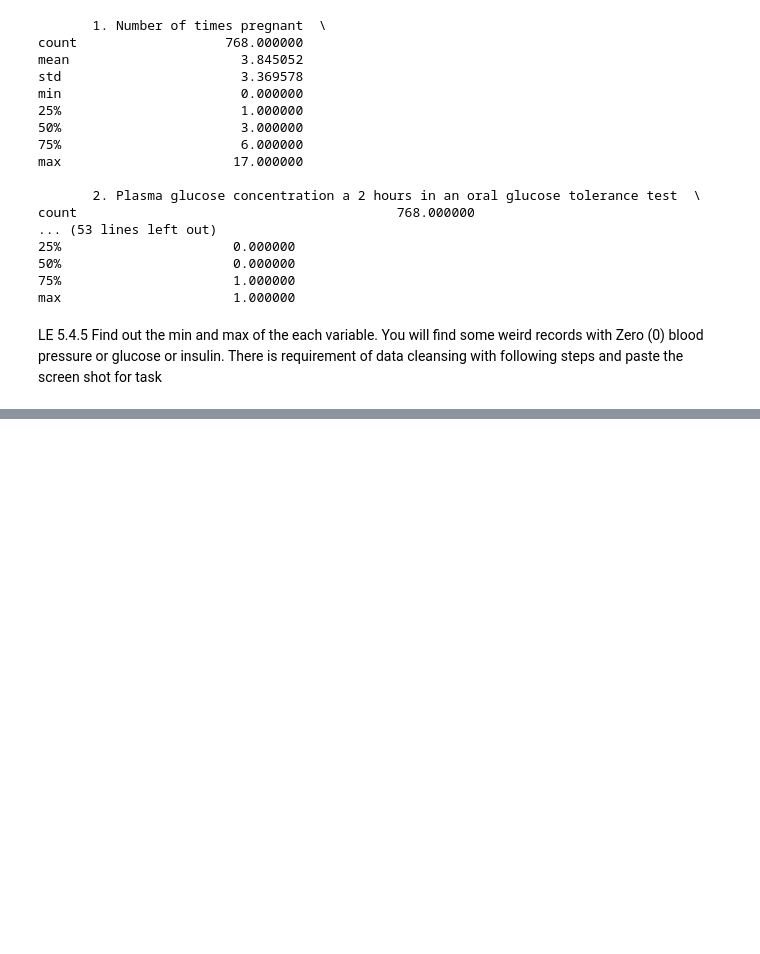
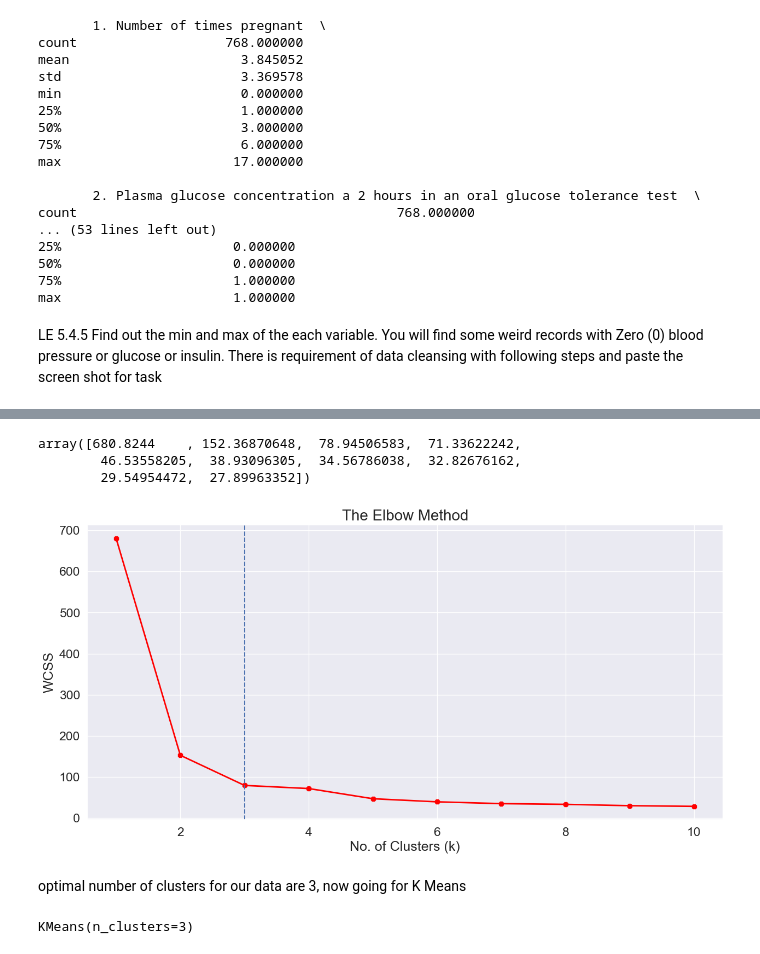
Before and after one commit to bhayana91/bits-dm-assignment-2022ab12524, a Jupyter notebook: 2022AB12524_Sidhant_Assignment_2.ipynb, the cells around one changed output, grey strips where cells are left out. Drawn from its saved outputs; the diff is of its cells as text; code cells hidden in the pictures; blank space fills up the shorter version.

Commit message:
Add DBSCAN, KMEANS, DTREE

```diff
--- a/2022AB12524_Sidhant_Assignment_2.ipynb
+++ b/2022AB12524_Sidhant_Assignment_2.ipynb
@@ -327,0 +370,3 @@ KeyError: "None of [Index([1.4, 1.4, 1.3, 1.5, 1.4, 1.7, 1.4, 1.5, 1.4, 1.5,\n
+# %%
+clustering_data = df_iris.iloc[:,[0,1,2,3]]
+clustering_data.head()
@@ -327,0 +392,28 @@ KeyError: "None of [Index([1.4, 1.4, 1.3, 1.5, 1.4, 1.7, 1.4, 1.5, 1.4, 1.5,\n
+# %%
+wcss=[]
+for i in range(1,11):
+    km = KMeans(i)
+    km.fit(clustering_data)
+    wcss.append(km.inertia_)
+np.array(wcss)
+# %% [output]
+array([680.8244    , 152.36870648,  78.94506583,  71.33622242,
+        46.53558205,  38.93096305,  34.56786038,  32.82676162,
+        29.54954472,  27.89963352])
+# %%
+fig, ax = plt.subplots(figsize=(15,7))
+ax = plt.plot(range(1,11),wcss, linewidth=2, color="red", marker ="8")
+plt.axvline(x=3, ls='--')
+plt.ylabel('WCSS')
+plt.xlabel('No. of Clusters (k)')
+plt.title('The Elbow Method', fontsize = 20)
+plt.show()
+# %% [output]
+[figure, added]
+# %% [markdown]
+optimal number of clusters for our data are 3, now going for K Means
+# %%
+kms = KMeans(n_clusters=3, init='k-means++')
+kms.fit(clustering_data)
+# %% [output]
+KMeans(n_clusters=3)
```
Also changed, not shown: parts of 48 cells of this notebook, 4 other files.
